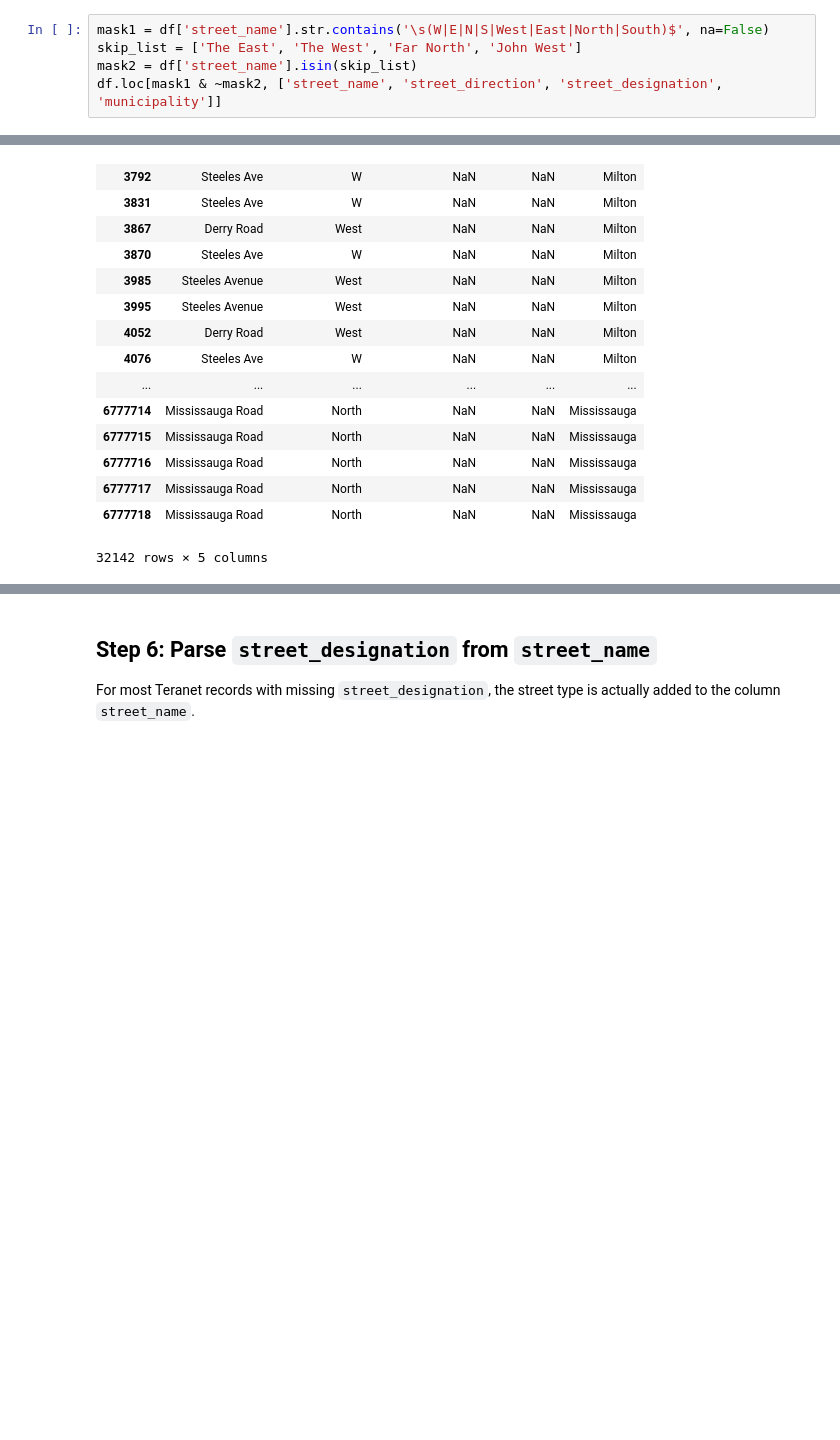
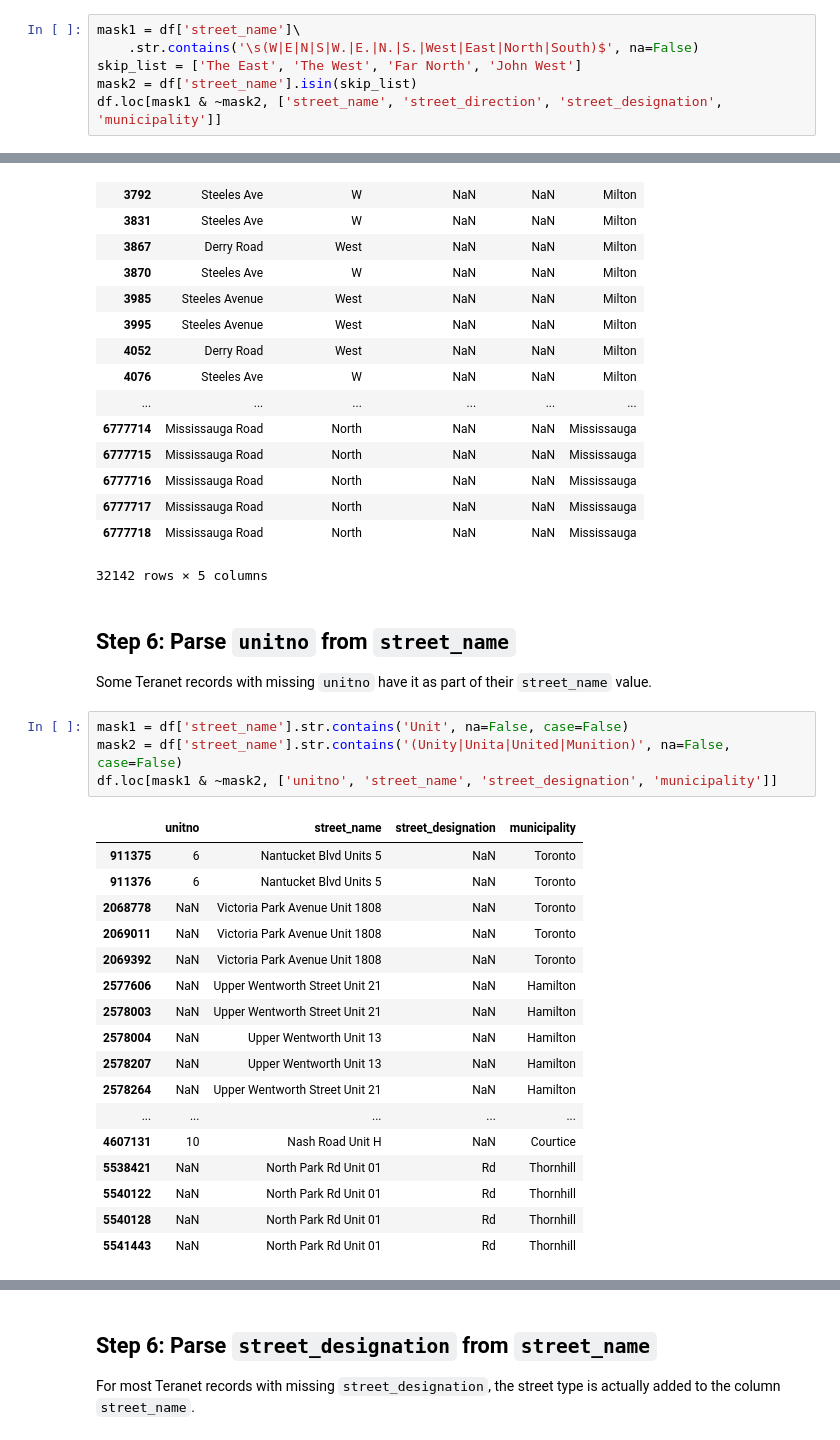
Before and after one commit to stepan-o/geo, a Jupyter notebook: notebooks/2.scrub/2.2_teranet_consistency.ipynb, the cells around one changed output, grey strips where cells are left out. Cells and saved outputs as stored; diff of their text form; blank space fills up the shorter version.

Commit message:
parse 'unitno' from 'street_name'

```diff
--- a/notebooks/2.scrub/2.2_teranet_consistency.ipynb
+++ b/notebooks/2.scrub/2.2_teranet_consistency.ipynb
@@ -186,7 +186,8 @@ df.loc[mask1, ['street_name', 'street_designation', 'postal_code', 'municipality
 ## Step 5: Parse `street_direction` from `street_name`
 Some Teranet records with missing `street_direction` have it as part of their `street_name` value.
 # %%
-mask1 = df['street_name'].str.contains('\s(W|E|N|S|West|East|North|South)$', na=False)
+mask1 = df['street_name']\
+    .str.contains('\s(W|E|N|S|W.|E.|N.|S.|West|East|North|South)$', na=False)
 skip_list = ['The East', 'The West', 'Far North', 'John West']
 mask2 = df['street_name'].isin(skip_list)
 df.loc[mask1 & ~mask2, ['street_name', 'street_direction', 'street_designation', 'municipality']]
@@ -236,3 +237,28 @@ df.loc[mask1, ['street_name', 'street_direction', 'street_designation', 'postal_
 | 6777717 | Mississauga Road | North | NaN | NaN | Mississauga |
 | 6777718 | Mississauga Road | North | NaN | NaN | Mississauga |
 32142 rows × 5 columns
+# %% [markdown]
+## Step 6: Parse `unitno` from `street_name`
+Some Teranet records with missing `unitno` have it as part of their `street_name` value.
+# %%
+mask1 = df['street_name'].str.contains('Unit', na=False, case=False)
+mask2 = df['street_name'].str.contains('(Unity|Unita|United|Munition)', na=False, case=False)
+df.loc[mask1 & ~mask2, ['unitno', 'street_name', 'street_designation', 'municipality']]
+# %% [output]
+|  | unitno | street_name | street_designation | municipality |
+| 911375 | 6 | Nantucket Blvd Units 5 | NaN | Toronto |
+| 911376 | 6 | Nantucket Blvd Units 5 | NaN | Toronto |
+| 2068778 | NaN | Victoria Park Avenue Unit 1808 | NaN | Toronto |
+| 2069011 | NaN | Victoria Park Avenue Unit 1808 | NaN | Toronto |
+| 2069392 | NaN | Victoria Park Avenue Unit 1808 | NaN | Toronto |
+| 2577606 | NaN | Upper Wentworth Street Unit 21 | NaN | Hamilton |
+| 2578003 | NaN | Upper Wentworth Street Unit 21 | NaN | Hamilton |
+| 2578004 | NaN | Upper Wentworth Unit 13 | NaN | Hamilton |
+| 2578207 | NaN | Upper Wentworth Unit 13 | NaN | Hamilton |
+| 2578264 | NaN | Upper Wentworth Street Unit 21 | NaN | Hamilton |
+| ... | ... | ... | ... | ... |
+| 4607131 | 10 | Nash Road Unit H | NaN | Courtice |
+| 5538421 | NaN | North Park Rd Unit 01 | Rd | Thornhill |
+| 5540122 | NaN | North Park Rd Unit 01 | Rd | Thornhill |
+| 5540128 | NaN | North Park Rd Unit 01 | Rd | Thornhill |
+| 5541443 | NaN | North Park Rd Unit 01 | Rd | Thornhill |
```
Also changed, not shown: parts of 25 cells of this notebook.
